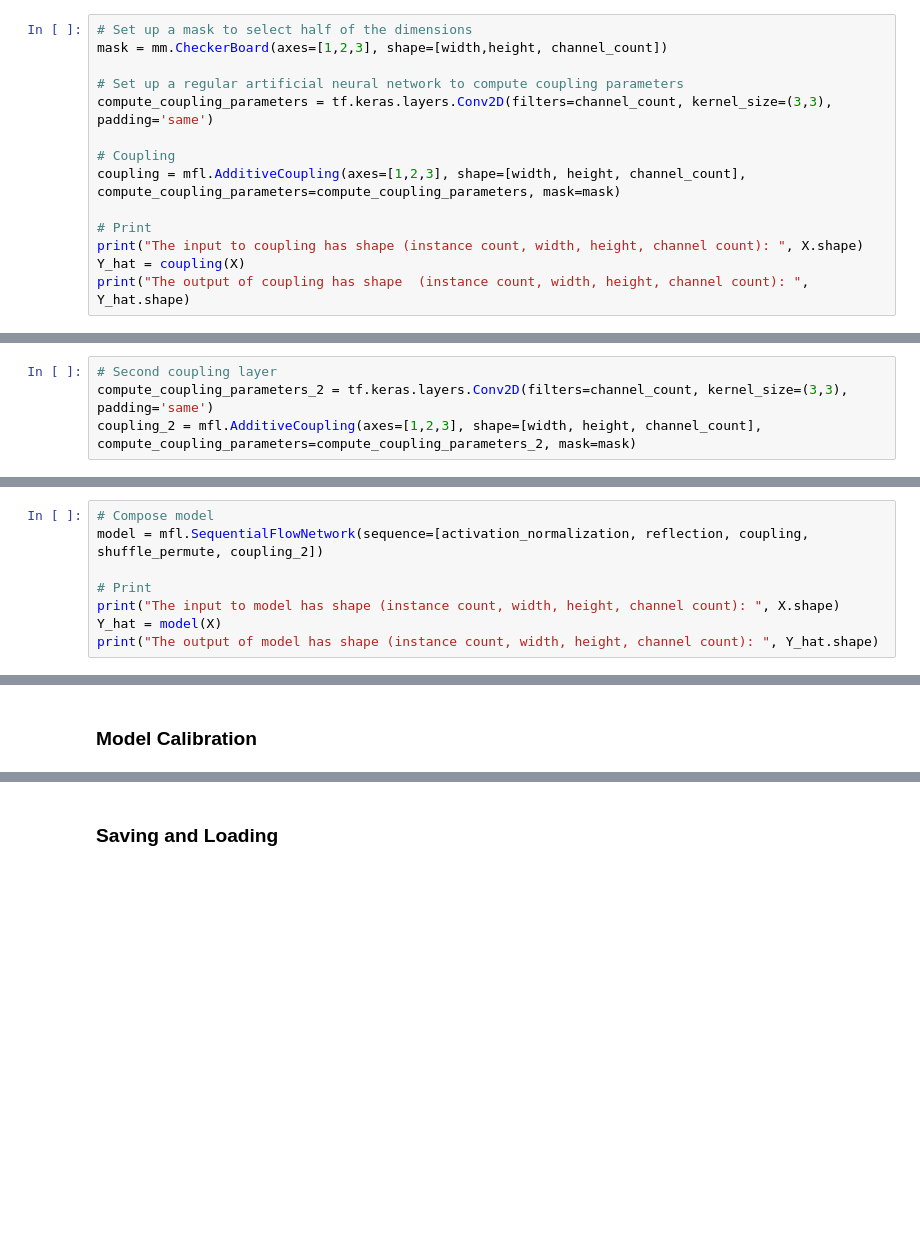
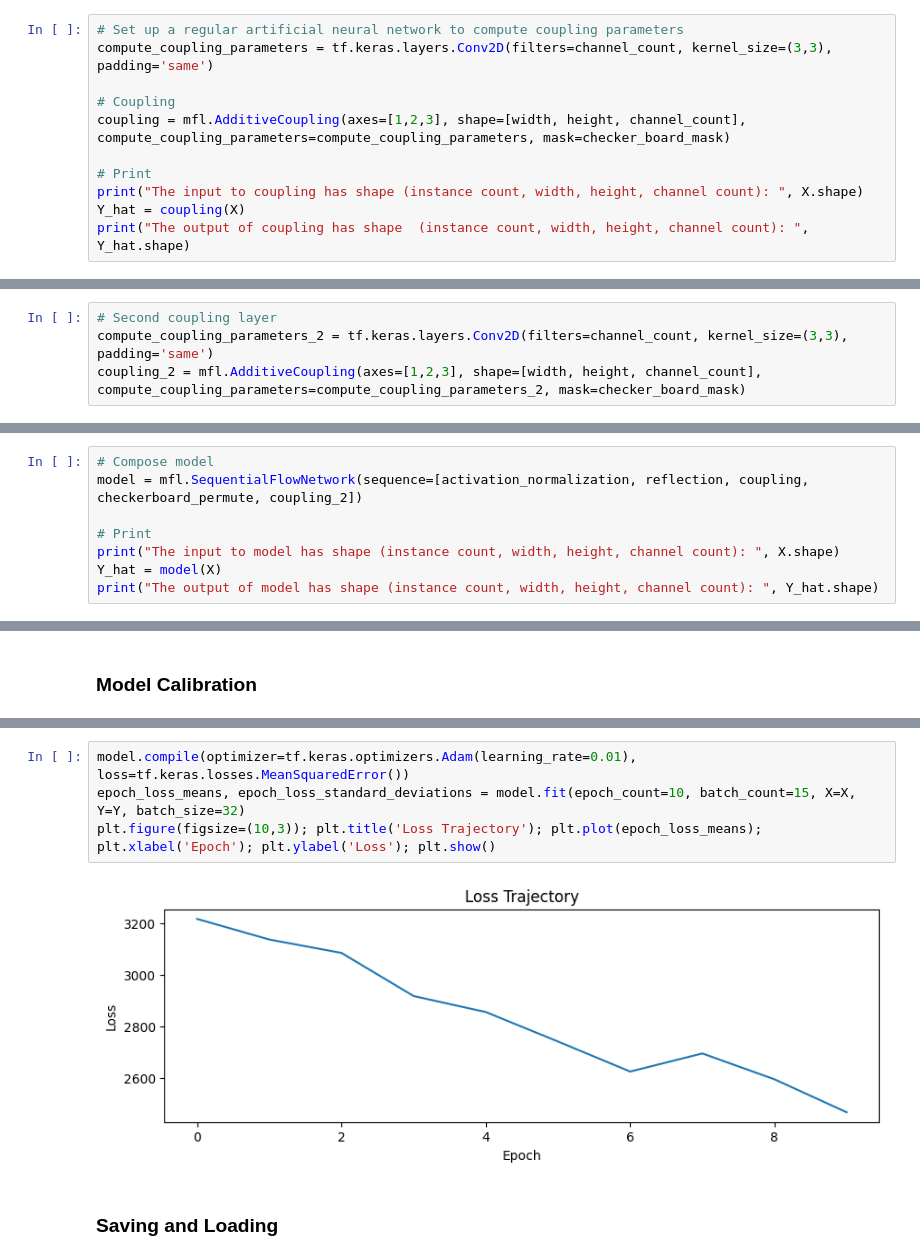
Before and after one commit to TimHenry1995/gyoza, a Jupyter notebook: tutorials/Introduction to Flow Models.ipynb, the cells around one changed output, grey strips where cells are left out. Drawn from its saved outputs; the diff is of its cells as text; blank space fills up the shorter version.

```diff
--- a/tutorials/Introduction to Flow Models.ipynb
+++ b/tutorials/Introduction to Flow Models.ipynb
@@ -81,12 +100,9 @@ Some useful tips for this layer include:
 # %%
-# Set up a mask to select half of the dimensions
-mask = mm.CheckerBoard(axes=[1,2,3], shape=[width,height, channel_count])
-
 # Set up a regular artificial neural network to compute coupling parameters
 compute_coupling_parameters = tf.keras.layers.Conv2D(filters=channel_count, kernel_size=(3,3), padding='same')
 
 # Coupling
-coupling = mfl.AdditiveCoupling(axes=[1,2,3], shape=[width, height, channel_count], compute_coupling_parameters=compute_coupling_parameters, mask=mask)
+coupling = mfl.AdditiveCoupling(axes=[1,2,3], shape=[width, height, channel_count], compute_coupling_parameters=compute_coupling_parameters, mask=checker_board_mask)
 
 # Print
 print("The input to coupling has shape (instance count, width, height, channel count): ", X.shape)
@@ -125,7 +141,7 @@ The output of permutation has shape  (instance count, width, height, channel cou
 # %%
 # Second coupling layer
 compute_coupling_parameters_2 = tf.keras.layers.Conv2D(filters=channel_count, kernel_size=(3,3), padding='same')
-coupling_2 = mfl.AdditiveCoupling(axes=[1,2,3], shape=[width, height, channel_count], compute_coupling_parameters=compute_coupling_parameters_2, mask=mask)
+coupling_2 = mfl.AdditiveCoupling(axes=[1,2,3], shape=[width, height, channel_count], compute_coupling_parameters=compute_coupling_parameters_2, mask=checker_board_mask)
 # %% [markdown]
 **Model Composition**
 
@@ -134,7 +150,7 @@ A complete model can be constructucted by arranging the layers in a sequence. Th
 **IMPORTANT:** It is recommended to neither use the Sequential model from keras nor to build custom models with multiple pathways in tensorflow. This is because every gyoza flow layer is able to provide a Jacobian determinant for its forward operation and to invert itself. This functionality would be lost within a keras Sequential model. Within a multi-pathway tensorflow model it is not obvious how to maintain these properties for the overall model and should thus be done by advanced users who have the relevant mathematical background at their disposal.
 # %%
 # Compose model
-model = mfl.SequentialFlowNetwork(sequence=[activation_normalization, reflection, coupling, shuffle_permute, coupling_2])
+model = mfl.SequentialFlowNetwork(sequence=[activation_normalization, reflection, coupling, checkerboard_permute, coupling_2])
 
 # Print
 print("The input to model has shape (instance count, width, height, channel count): ", X.shape)
@@ -150,3 +166,9 @@ Explain that model.fit or fit generator does not work or does it ?. Need custom
+# %%
+model.compile(optimizer=tf.keras.optimizers.Adam(learning_rate=0.01), loss=tf.keras.losses.MeanSquaredError())
+epoch_loss_means, epoch_loss_standard_deviations = model.fit(epoch_count=10, batch_count=15, X=X, Y=Y, batch_size=32)
+plt.figure(figsize=(10,3)); plt.title('Loss Trajectory'); plt.plot(epoch_loss_means); plt.xlabel('Epoch'); plt.ylabel('Loss'); plt.show()
+# %% [output]
+[figure, added]
 # %% [markdown]
 ### Saving and Loading
 # %% [markdown]
```
Also changed, not shown: parts of 17 cells of this notebook.
